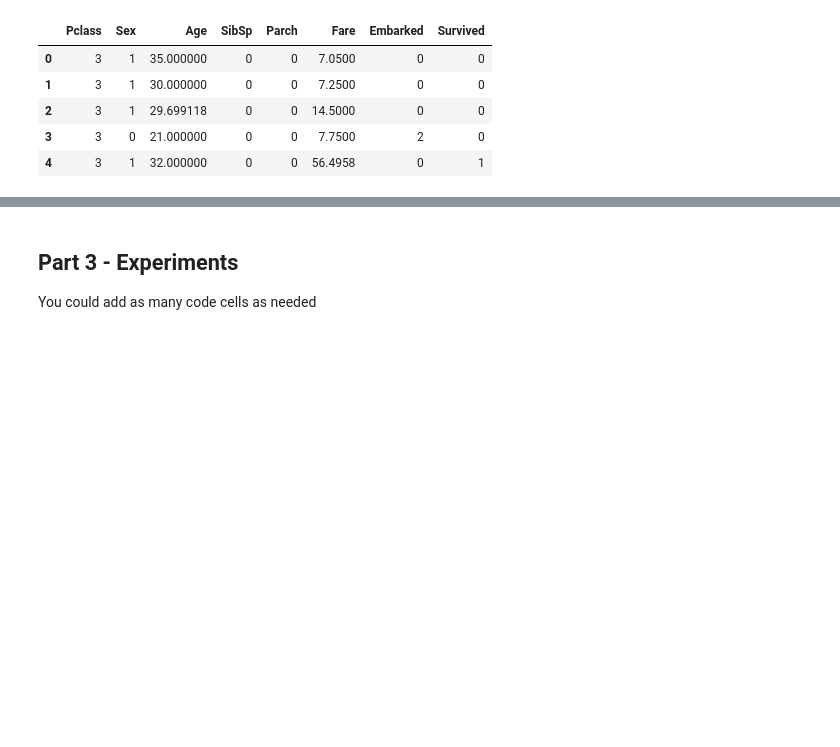
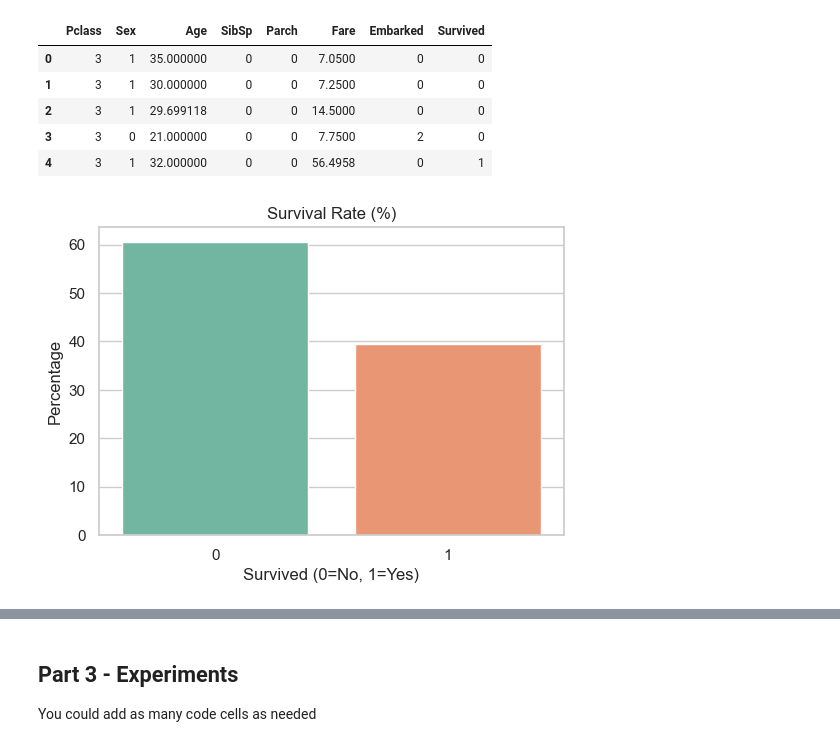
Before and after one commit to dudilevy25/hit-assignment-supervised-learning, a Jupyter notebook: Assignment_supervised_learning_flow.ipynb, the cells around one changed output, grey strips where cells are left out. Saved outputs shown, nothing was run; the diff lists cells and outputs as text; code cells hidden in the pictures; blank space fills up the shorter version.

```diff
--- a/Assignment_supervised_learning_flow.ipynb
+++ b/Assignment_supervised_learning_flow.ipynb
@@ -78,3 +82,31 @@ df_test.head()
 | 2 | 3 | 1 | 29.699118 | 0 | 0 | 14.5000 | 0 | 0 |
 | 3 | 3 | 0 | 21.000000 | 0 | 0 | 7.7500 | 2 | 0 |
 | 4 | 3 | 1 | 32.000000 | 0 | 0 | 56.4958 | 0 | 1 |
+# %%
+#round the Age columns to the nearest integer
+df_train['Age'] = df_train['Age'].round()
+df_test['Age'] = df_test['Age'].round()
+
+#round the Fare columns to the one decimal place
+df_train['Fare'] = df_train['Fare'].round(1)
+df_test['Fare'] = df_test['Fare'].round(1)
+# %%
+# --- Product 1: Target distribution (Survived) ---
+survival_rate = df_train["Survived"].value_counts(normalize=True) * 100
+
+plt.figure(figsize=(6,4))
+sns.barplot(
+    x=survival_rate.index,
+    y=survival_rate.values,
+    hue=survival_rate.index,
+    legend=False,
+    palette="Set2"
+)
+plt.title("Survival Rate (%)")
+plt.ylabel("Percentage")
+plt.xlabel("Survived (0=No, 1=Yes)")
+plt.show()
+# Flow stage:  Outcome Analysis – checking class distribution before feature analysis.
+# Purpose:  Understand the balance of the target variable (Survived).
+# %% [output]
+[figure, added]
```
Also changed, not shown: parts of 5 cells of this notebook.
